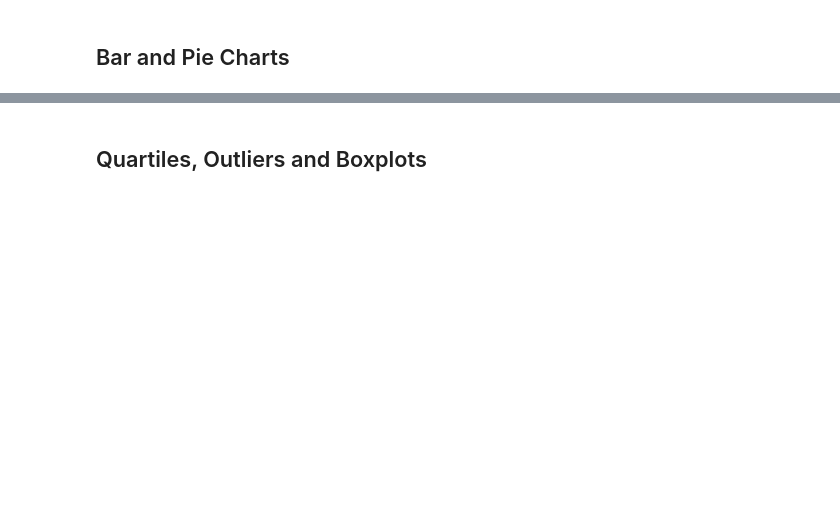
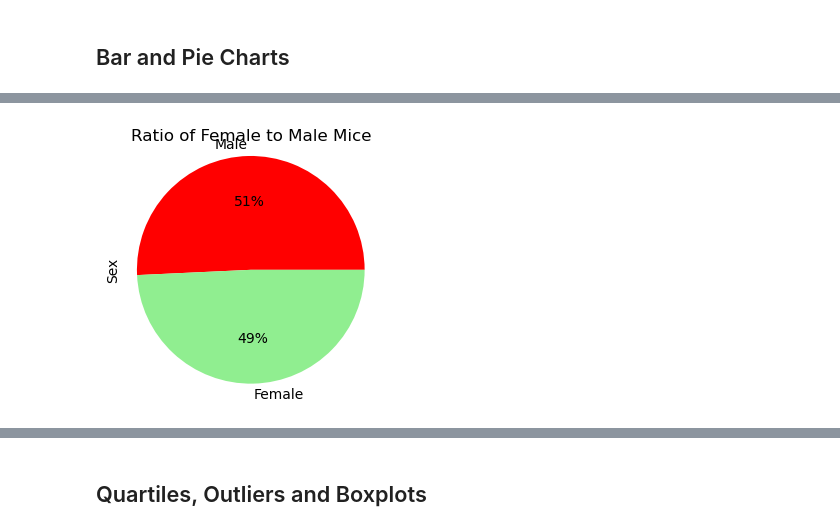
Before and after one commit to callmidrey/data_visualization_challenge, a Jupyter notebook: Starter_Code/Pymaceuticals/pymaceuticals_practice_sheet.ipynb, the cells around one changed output, grey strips where cells are left out. Saved outputs shown, nothing was run; the diff lists cells and outputs as text; code cells hidden in the pictures; blank space fills up the shorter version.

```diff
--- a/Starter_Code/Pymaceuticals/pymaceuticals_practice_sheet.ipynb
+++ b/Starter_Code/Pymaceuticals/pymaceuticals_practice_sheet.ipynb
@@ -131,0 +232,17 @@ array(['g989'], dtype=object)
+# %%
+# Generate a pie plot showing the distribution of female versus male mice using Pandas
+# Group data by 'Sex' and count the number of mice in each group
+sex_counts = clean_mouse_df['Sex'].value_counts()
+
+# Create a pie plot
+sex_counts.plot(kind='pie', autopct='%1.f%%', colors=['red', 'lightgreen'], figsize=(3, 3))
+
+# Set the title
+plt.title('Ratio of Female to Male Mice')
+
+# Display the plot
+plt.axis('equal')  # Equal aspect ratio ensures that pie is drawn as a circle.
+plt.tight_layout()
+plt.show()
+# %% [output]
+[figure, added]
```
Also changed, not shown: parts of 29 cells of this notebook.
